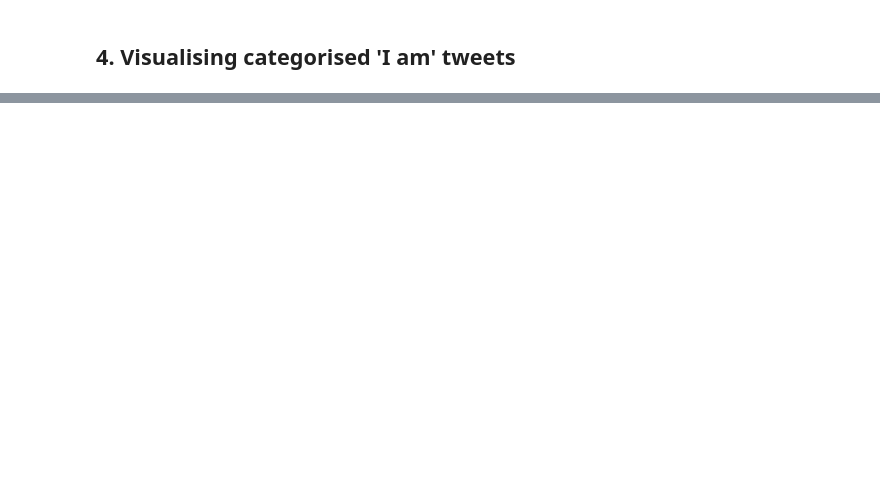
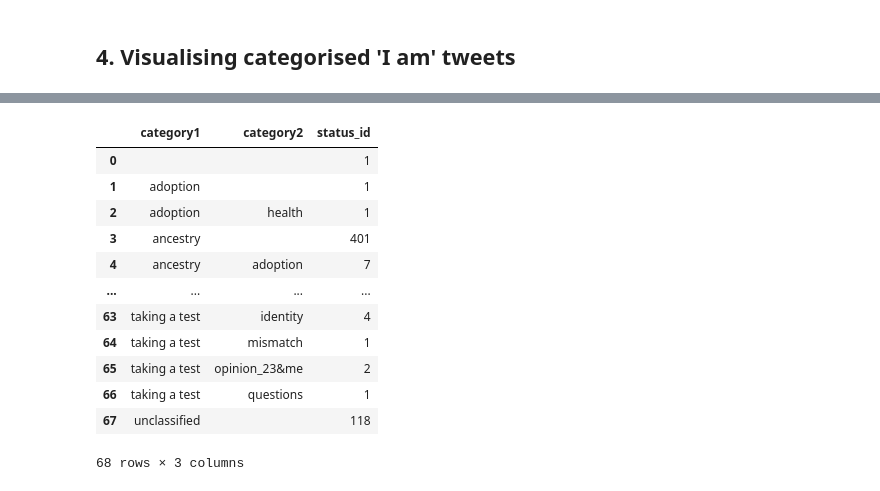
Before and after one commit to bz-dev/dtc-twitter-analysis, a Jupyter notebook: step-by-step.ipynb, the cells around one changed output, grey strips where cells are left out. Cells and saved outputs as stored; diff of their text form; code cells hidden in the pictures; blank space fills up the shorter version.

```diff
--- a/step-by-step.ipynb
+++ b/step-by-step.ipynb
@@ -340,0 +329,24 @@ df_iam
+# %%
+import pandas
+df_iam = pandas.read_excel('data/processed/en_iam.xlsx')
+df_iam.category1 = df_iam.category1.str.strip()
+df_iam.category2 = df_iam.category2.str.strip()
+df_iam['sub-category1'] = df_iam['sub-category1'].str.strip()
+df_iam['sub-category2'] = df_iam['sub-category2'].str.strip()
+df_iam[['category1', 'category2']] = df_iam[['category1', 'category2']].fillna(value='')
+# %%
+df_iam.groupby(['category1', 'category2'], dropna=False).count()['status_id'].reset_index()
+# %% [output]
+|  | category1 | category2 | status_id |
+| 0 |  |  | 1 |
+| 1 | adoption |  | 1 |
+| 2 | adoption | health | 1 |
+| 3 | ancestry |  | 401 |
+| 4 | ancestry | adoption | 7 |
+| ... | ... | ... | ... |
+| 63 | taking a test | identity | 4 |
+| 64 | taking a test | mismatch | 1 |
+| 65 | taking a test | opinion_23&me | 2 |
+| 66 | taking a test | questions | 1 |
+| 67 | unclassified |  | 118 |
+68 rows × 3 columns
```
Also changed, not shown: parts of 12 cells of this notebook.
